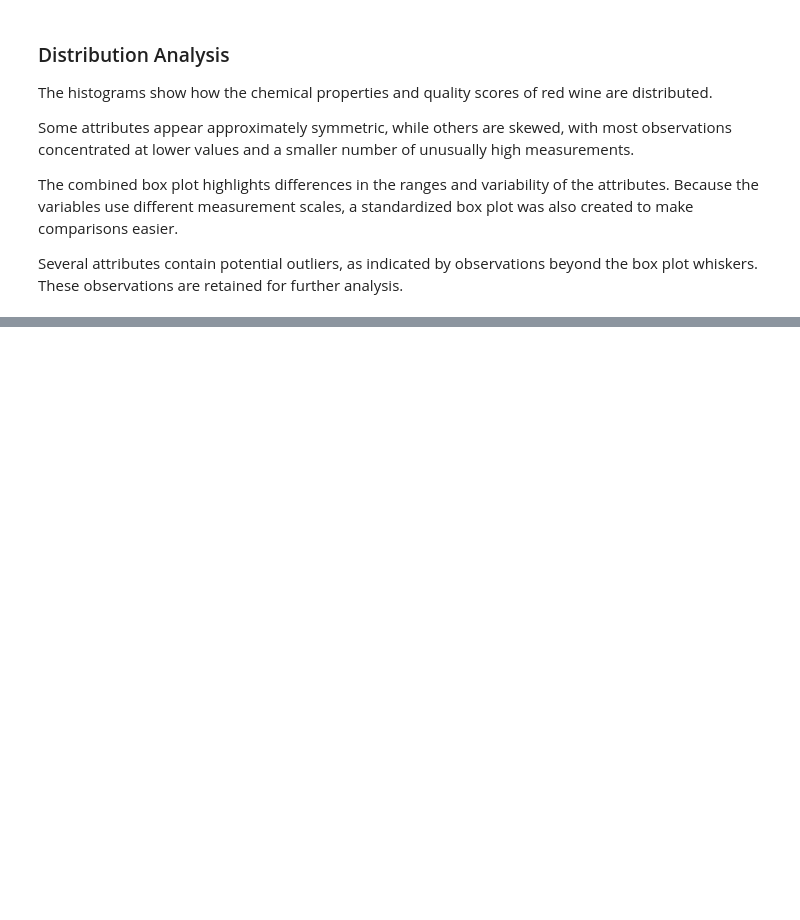
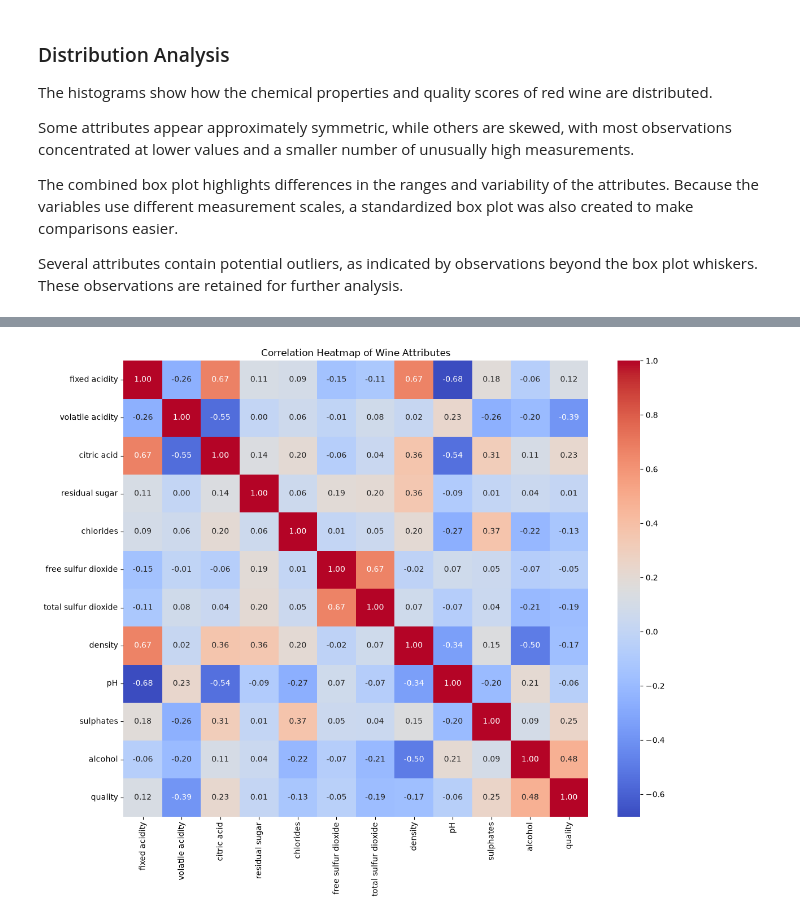
Before and after one commit to evanflorentino/wine-quality-eda, a Jupyter notebook: wine_quality_eda.ipynb, the cells around one changed output, grey strips where cells are left out. Saved outputs shown, nothing was run; the diff lists cells and outputs as text; code cells hidden in the pictures; blank space fills up the shorter version.

```diff
--- a/wine_quality_eda.ipynb
+++ b/wine_quality_eda.ipynb
@@ -176,0 +194,16 @@ Several attributes contain potential outliers, as indicated by observations beyo
+# %%
+# Calculate Pearson correlation coefficients
+correlation_matrix = wine.corr(numeric_only=True)
+
+plt.figure(figsize=(12, 10))
+
+sns.heatmap(correlation_matrix,
+            annot=True,
+            cmap="coolwarm",
+            fmt=".2f")
+
+plt.title("Correlation Heatmap of Wine Attributes")
+plt.tight_layout()
+plt.show()
+# %% [output]
+[figure, added]
```
Also changed, not shown: parts of 4 cells of this notebook.
